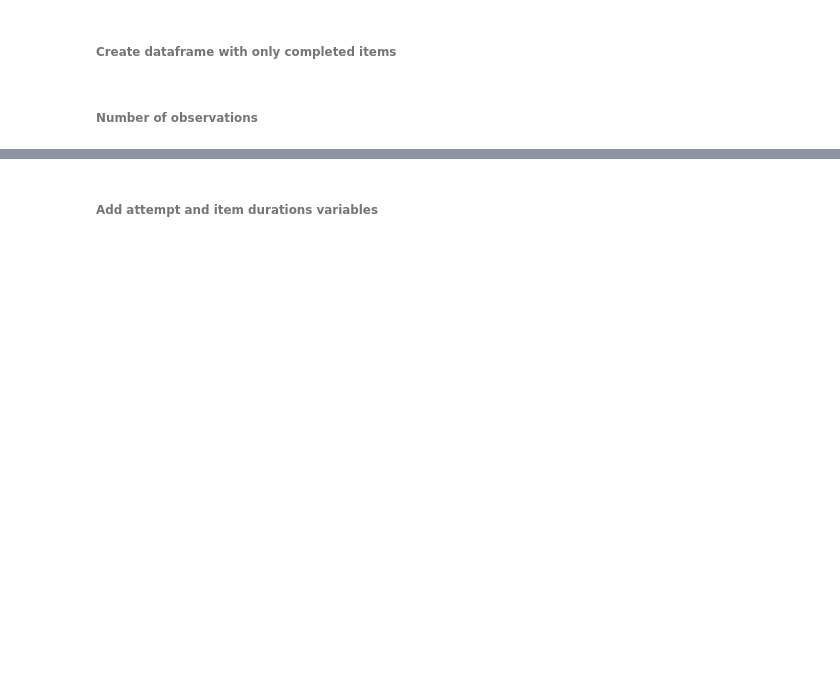
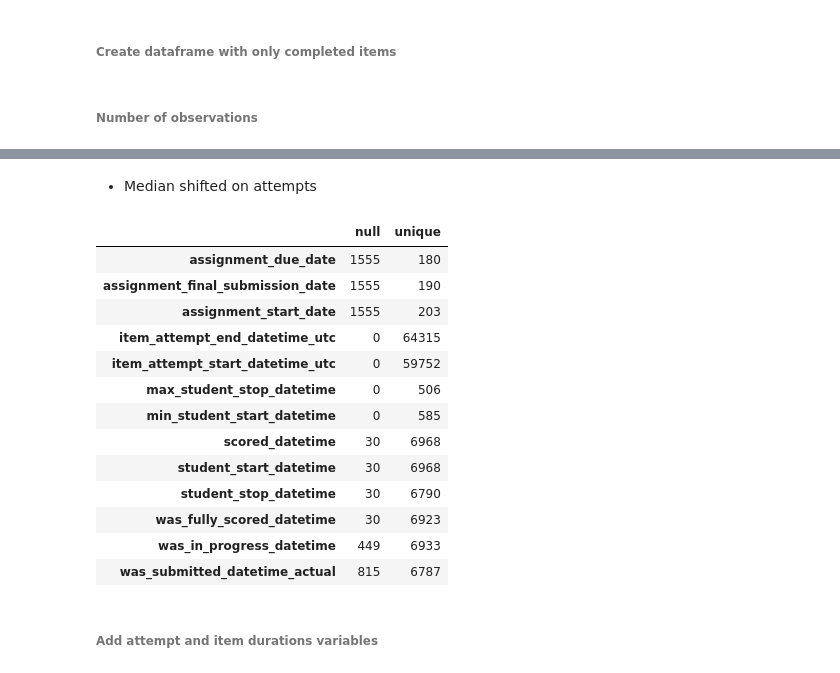
Before and after one commit to dlhinkley/c772-capstone-project, a Jupyter notebook: jupyter/04-supplement.ipynb, the cells around one changed output, grey strips where cells are left out. Cells and saved outputs as stored; diff of their text form; code cells hidden in the pictures; blank space fills up the shorter version.

```diff
--- a/jupyter/04-supplement.ipynb
+++ b/jupyter/04-supplement.ipynb
@@ -28,3 +40,22 @@ dfSub.count()
+# %% [markdown]
+- Median shifted on attempts
+# %%
+unique_nulls(subDf, types['intervalVars'])
+# %% [output]
+|  | null | unique |
+| assignment_due_date | 1555 | 180 |
+| assignment_final_submission_date | 1555 | 190 |
+| assignment_start_date | 1555 | 203 |
+| item_attempt_end_datetime_utc | 0 | 64315 |
+| item_attempt_start_datetime_utc | 0 | 59752 |
+| max_student_stop_datetime | 0 | 506 |
+| min_student_start_datetime | 0 | 585 |
+| scored_datetime | 30 | 6968 |
+| student_start_datetime | 30 | 6968 |
+| student_stop_datetime | 30 | 6790 |
+| was_fully_scored_datetime | 30 | 6923 |
+| was_in_progress_datetime | 449 | 6933 |
+| was_submitted_datetime_actual | 815 | 6787 |
 # %% [markdown]
 ###### Add attempt and item durations variables
 # %%
```
Also changed, not shown: parts of 16 cells of this notebook, 17 other files.
